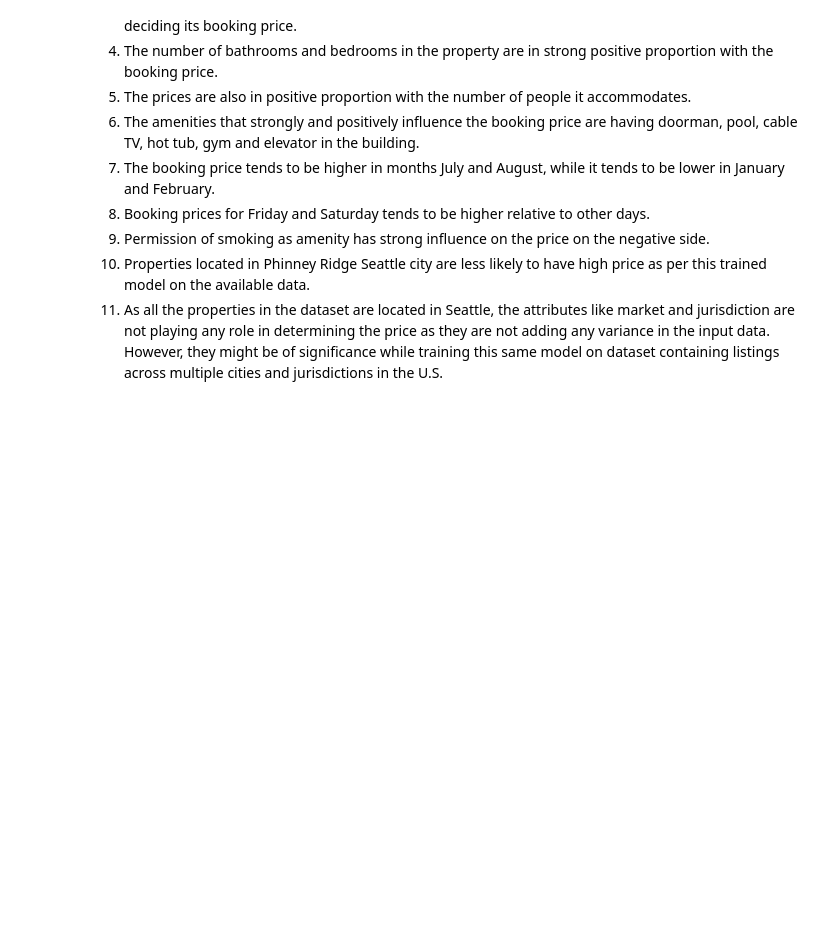
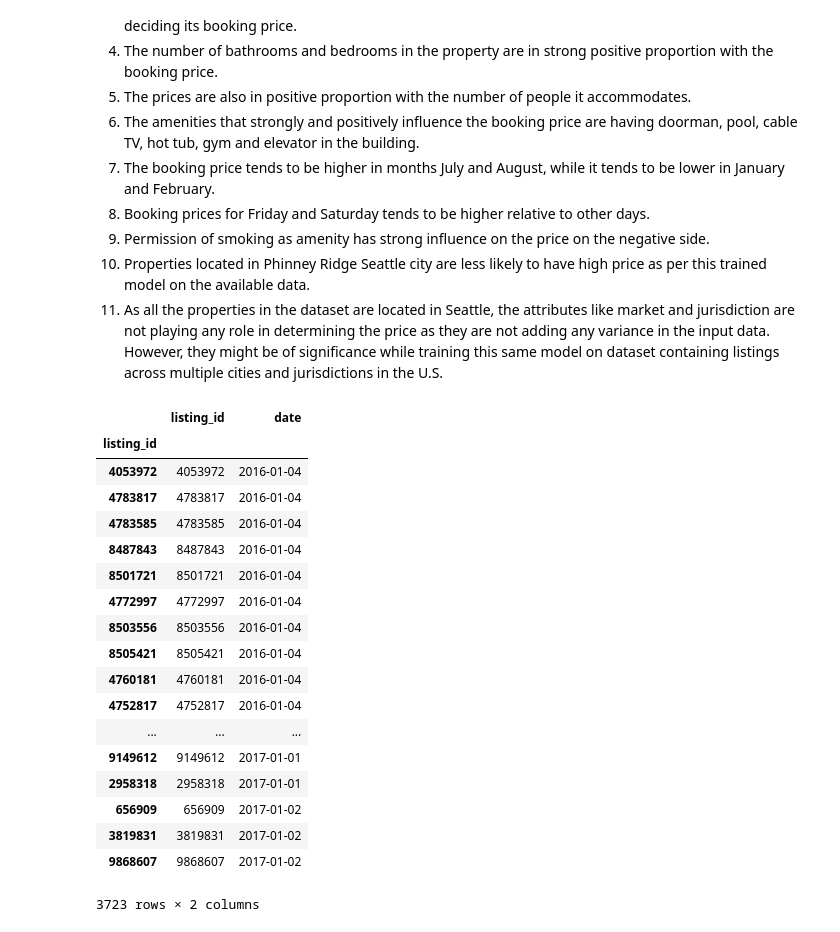
Before and after one commit to patelatharva/Analysis_of_Airbnb_property_listings_dataset, a Jupyter notebook: analysis.ipynb, the cells around one changed output. Saved outputs shown, nothing was run; the diff lists cells and outputs as text; code cells hidden in the pictures; blank space fills up the shorter version.

```diff
--- a/analysis.ipynb
+++ b/analysis.ipynb
@@ -839,3 +839,25 @@ coef_df[coef_df["input_variable"].str.startswith("amenity")]
 9. Permission of smoking as amenity has strong influence on the price on the negative side.
 10. Properties located in Phinney Ridge Seattle city are less likely to have high price as per this trained model on the available data.
 11. As all the properties in the dataset are located in Seattle, the attributes like market and jurisdiction are not playing any role in determining the price as they are not adding any variance in the input data. However, they might be of significance while training this same model on dataset containing listings across multiple cities and jurisdictions in the U.S.
+# %%
+listing_activation_dates.sort_values(by=["date"])
+# %% [output]
+|  | listing_id | date |
+| listing_id |  |  |
+| 4053972 | 4053972 | 2016-01-04 |
+| 4783817 | 4783817 | 2016-01-04 |
+| 4783585 | 4783585 | 2016-01-04 |
+| 8487843 | 8487843 | 2016-01-04 |
+| 8501721 | 8501721 | 2016-01-04 |
+| 4772997 | 4772997 | 2016-01-04 |
+| 8503556 | 8503556 | 2016-01-04 |
+| 8505421 | 8505421 | 2016-01-04 |
+| 4760181 | 4760181 | 2016-01-04 |
+| 4752817 | 4752817 | 2016-01-04 |
+| ... | ... | ... |
+| 9149612 | 9149612 | 2017-01-01 |
+| 2958318 | 2958318 | 2017-01-01 |
+| 656909 | 656909 | 2017-01-02 |
+| 3819831 | 3819831 | 2017-01-02 |
+| 9868607 | 9868607 | 2017-01-02 |
+3723 rows × 2 columns
```
Also changed, not shown: parts of 3 cells of this notebook, 5 other files.
